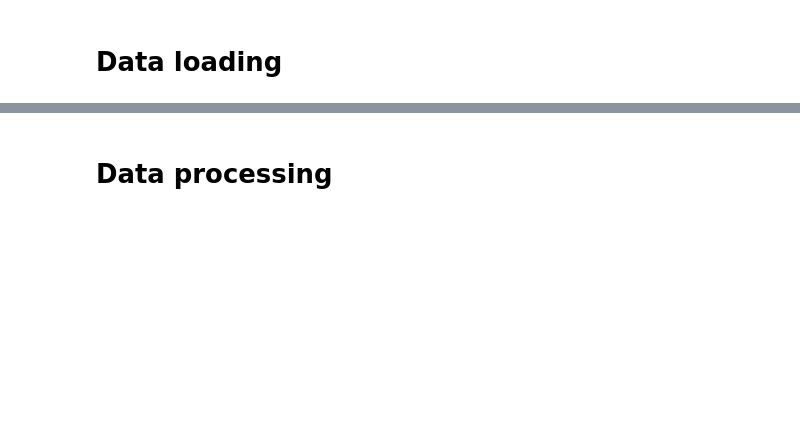
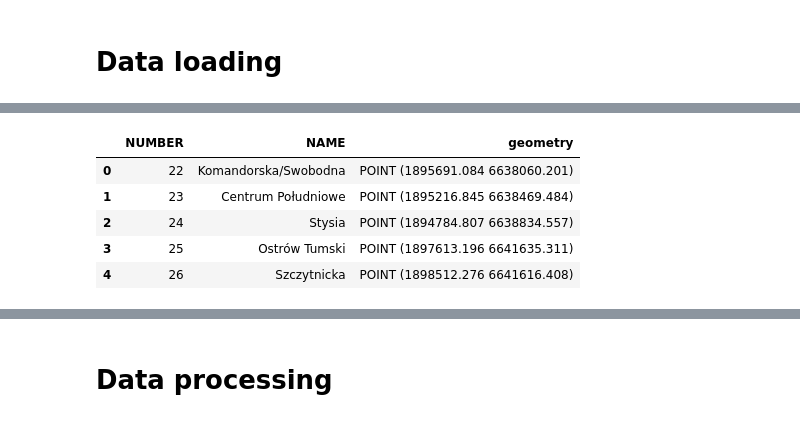
Before and after one commit to AgataSkibinska/urban-mobility-project, a Jupyter notebook: notebooks/tree/tree.ipynb, the cells around one changed output, grey strips where cells are left out. Cells and saved outputs as stored; diff of their text form; code cells hidden in the pictures; blank space fills up the shorter version.

```diff
--- a/notebooks/tree/tree.ipynb
+++ b/notebooks/tree/tree.ipynb
@@ -13 +50,16 @@ data = data.iloc[0:14241]
+# %%
+# Marcel
+kbr_data_path = '../../data/raw/KBR/'
+kbr_dir_path = 'Etap_I_II_Wyznaczenie_obszaru_badan_liczby_mieszkancow_i_miejsc_pracy_na_podstawie_kart_SIM/Pliki_GIS_Wyznaczenie_obszaru_badan/2_Podzial_na_rejony/'
+kbr_file_path = 'EtapII-REJONY_wroclaw.shp'
+
+regions_file = os.path.join(kbr_data_path, kbr_dir_path, kbr_file_path)
+regions = gpd.read_file(regions_file)
+regions = regions.to_crs(epsg=3857)
+
+kbr_file_path = 'EtapII-REJONY_wroclaw_centroidy.shp'
+
+regions_centroids_file = os.path.join(kbr_data_path, kbr_dir_path, kbr_file_path)
+regions_centroids = gpd.read_file(regions_centroids_file)
+regions_centroids = regions_centroids.to_crs(epsg=3857)
 # %%
@@ -22,3 +83,12 @@ data.tail()
+# %%
+regions_centroids.head()
+# %% [output]
+|  | NUMBER | NAME | geometry |
+| 0 | 22 | Komandorska/Swobodna | POINT (1895691.084 6638060.201) |
+| 1 | 23 | Centrum Południowe | POINT (1895216.845 6638469.484) |
+| 2 | 24 | Stysia | POINT (1894784.807 6638834.557) |
+| 3 | 25 | Ostrów Tumski | POINT (1897613.196 6641635.311) |
+| 4 | 26 | Szczytnicka | POINT (1898512.276 6641616.408) |
 # %%
 chosen_cols = [
     # 'PREFERENCJE DOT. MOBILNOŚCI MIEJSKIEJ_Z jakiego środka transportu zbiorowego korzysta Pan/Pani\xa0najczęściej?',
```
Also changed, not shown: parts of 59 cells of this notebook, 1 other file.
